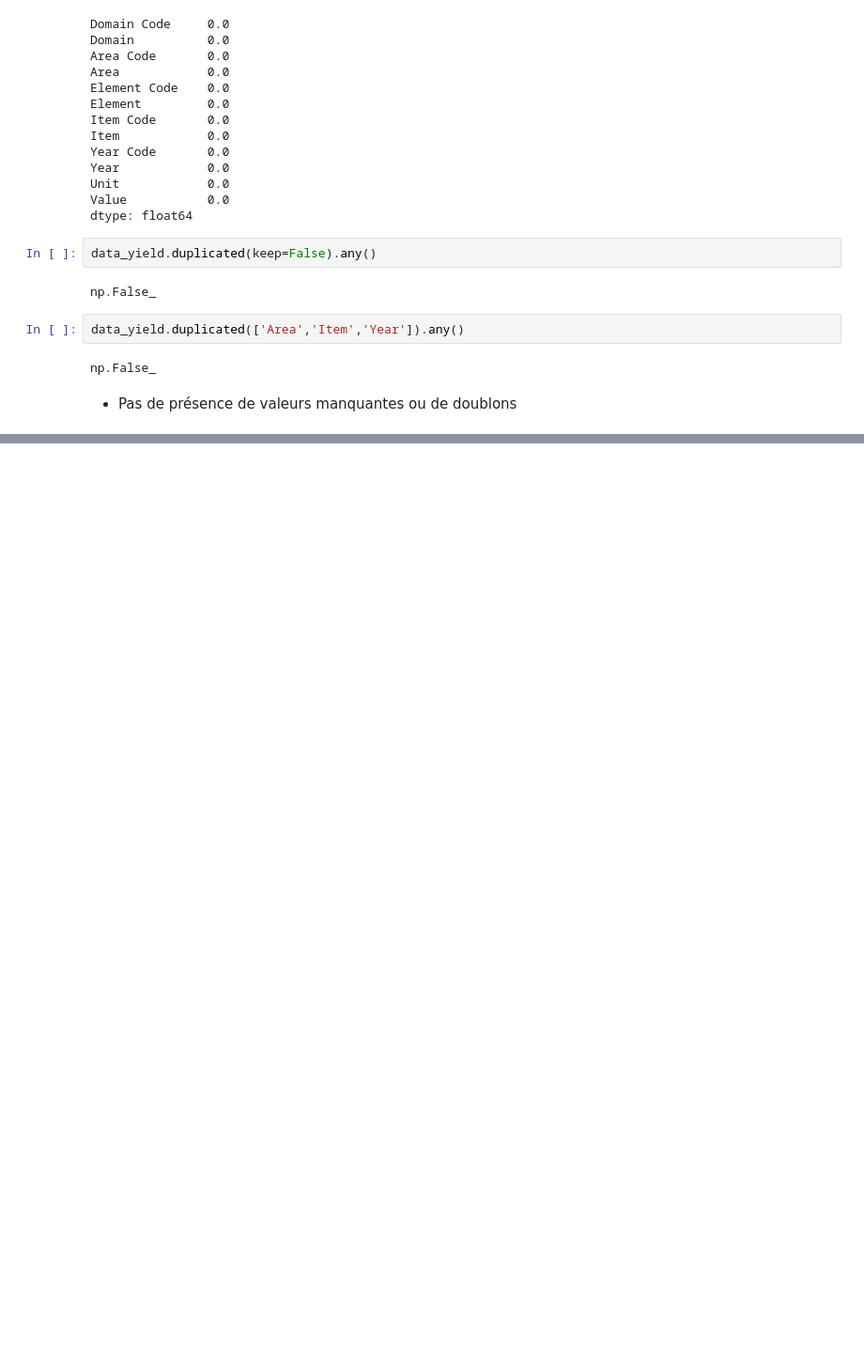
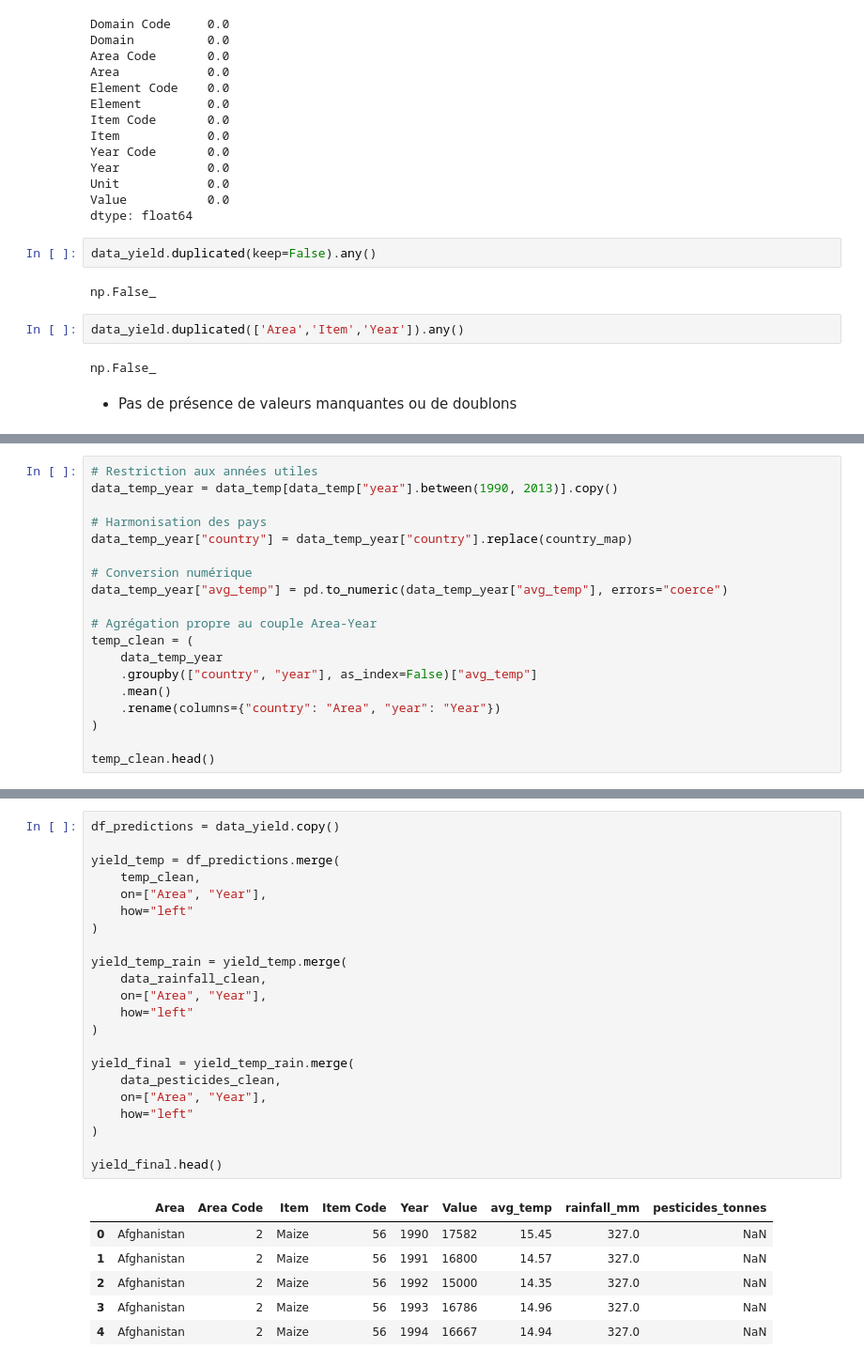
Before and after one commit to SCFlorian/Systeme_recommandation_agricole, a Jupyter notebook: notebooks/notebook_analyse_exploratoire.ipynb, the cells around one changed output, grey strips where cells are left out. Shown at 94% size. Cells and saved outputs as stored; diff of their text form; blank space fills up the shorter version.

```diff
--- a/notebooks/notebook_analyse_exploratoire.ipynb
+++ b/notebooks/notebook_analyse_exploratoire.ipynb
@@ -1401,0 +1266,19 @@ Il n'y a de relation directe entre notre premier dataset (celui pour l'ACP) et l
+# %%
+# Restriction aux années utiles
+data_temp_year = data_temp[data_temp["year"].between(1990, 2013)].copy()
+
+# Harmonisation des pays
+data_temp_year["country"] = data_temp_year["country"].replace(country_map)
+
+# Conversion numérique
+data_temp_year["avg_temp"] = pd.to_numeric(data_temp_year["avg_temp"], errors="coerce")
+
+# Agrégation propre au couple Area-Year
+temp_clean = (
+    data_temp_year
+    .groupby(["country", "year"], as_index=False)["avg_temp"]
+    .mean()
+    .rename(columns={"country": "Area", "year": "Year"})
+)
+
+temp_clean.head()
@@ -1401,0 +1321,29 @@ Il n'y a de relation directe entre notre premier dataset (celui pour l'ACP) et l
+# %%
+df_predictions = data_yield.copy()
+
+yield_temp = df_predictions.merge(
+    temp_clean,
+    on=["Area", "Year"],
+    how="left"
+)
+
+yield_temp_rain = yield_temp.merge(
+    data_rainfall_clean,
+    on=["Area", "Year"],
+    how="left"
+)
+
+yield_final = yield_temp_rain.merge(
+    data_pesticides_clean,
+    on=["Area", "Year"],
+    how="left"
+)
+
+yield_final.head()
+# %% [output]
+|  | Area | Area Code | Item | Item Code | Year | Value | avg_temp | rainfall_mm | pesticides_tonnes |
+| 0 | Afghanistan | 2 | Maize | 56 | 1990 | 17582 | 15.45 | 327.0 | NaN |
+| 1 | Afghanistan | 2 | Maize | 56 | 1991 | 16800 | 14.57 | 327.0 | NaN |
+| 2 | Afghanistan | 2 | Maize | 56 | 1992 | 15000 | 14.35 | 327.0 | NaN |
+| 3 | Afghanistan | 2 | Maize | 56 | 1993 | 16786 | 14.96 | 327.0 | NaN |
+| 4 | Afghanistan | 2 | Maize | 56 | 1994 | 16667 | 14.94 | 327.0 | NaN |
```
Also changed, not shown: parts of 84 cells of this notebook, 5 other files.
